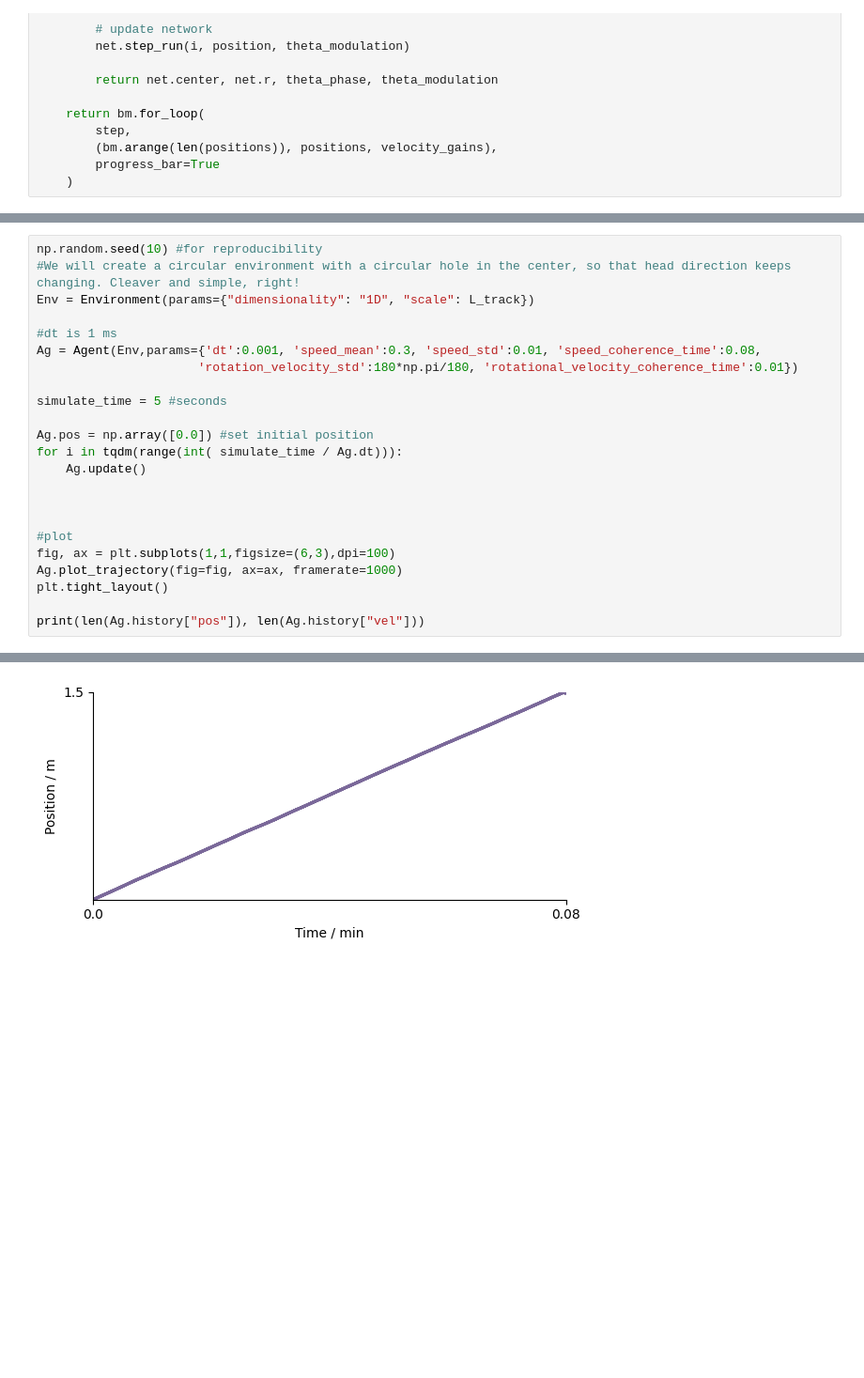
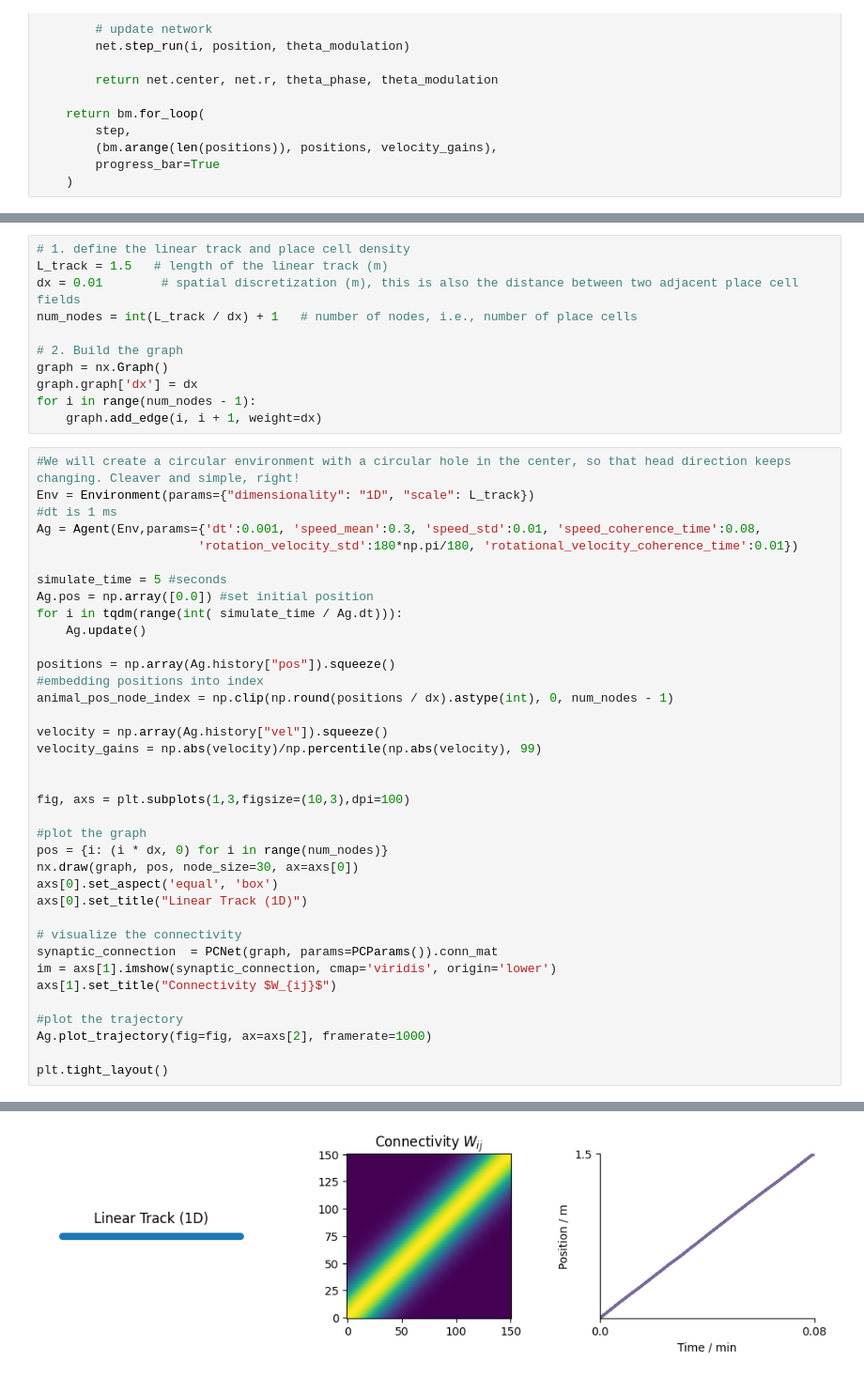
Before and after one commit to ZilongJi/ThetaSweepModelling, a Jupyter notebook: notebooks/thetasweep_PC_Tmaze.ipynb, the cells around one changed output, grey strips where cells are left out. Shown at 94% size. Cells and saved outputs as stored; diff of their text form; blank space fills up the shorter version.

```diff
--- a/notebooks/thetasweep_PC_Tmaze.ipynb
+++ b/notebooks/thetasweep_PC_Tmaze.ipynb
@@ -100,26 +51,51 @@ plt.tight_layout()
+# %%
+# 1. define the linear track and place cell density
+L_track = 1.5   # length of the linear track (m)
+dx = 0.01        # spatial discretization (m), this is also the distance between two adjacent place cell fields
+num_nodes = int(L_track / dx) + 1   # number of nodes, i.e., number of place cells
+
+# 2. Build the graph
+graph = nx.Graph()
+graph.graph['dx'] = dx
+for i in range(num_nodes - 1):
+    graph.add_edge(i, i + 1, weight=dx)
 # %%
-np.random.seed(10) #for reproducibility
 #We will create a circular environment with a circular hole in the center, so that head direction keeps changing. Cleaver and simple, right!
 Env = Environment(params={"dimensionality": "1D", "scale": L_track})
-
 #dt is 1 ms
 Ag = Agent(Env,params={'dt':0.001, 'speed_mean':0.3, 'speed_std':0.01, 'speed_coherence_time':0.08,
                       'rotation_velocity_std':180*np.pi/180, 'rotational_velocity_coherence_time':0.01})
 
 simulate_time = 5 #seconds
-
 Ag.pos = np.array([0.0]) #set initial position
 for i in tqdm(range(int( simulate_time / Ag.dt))):
     Ag.update()
 
+positions = np.array(Ag.history["pos"]).squeeze()
+#embedding positions into index
+animal_pos_node_index = np.clip(np.round(positions / dx).astype(int), 0, num_nodes - 1)
+
+velocity = np.array(Ag.history["vel"]).squeeze()
+velocity_gains = np.abs(velocity)/np.percentile(np.abs(velocity), 99)
 
 
-#plot
-fig, ax = plt.subplots(1,1,figsize=(6,3),dpi=100)
-Ag.plot_trajectory(fig=fig, ax=ax, framerate=1000)
+fig, axs = plt.subplots(1,3,figsize=(10,3),dpi=100)
+
+#plot the graph
+pos = {i: (i * dx, 0) for i in range(num_nodes)}
+nx.draw(graph, pos, node_size=30, ax=axs[0])
+axs[0].set_aspect('equal', 'box')
+axs[0].set_title("Linear Track (1D)")
+
+# visualize the connectivity
+synaptic_connection  = PCNet(graph, params=PCParams()).conn_mat
+im = axs[1].imshow(synaptic_connection, cmap='viridis', origin='lower')
+axs[1].set_title("Connectivity $W_{ij}$")
+
+#plot the trajectory
+Ag.plot_trajectory(fig=fig, ax=axs[2], framerate=1000)
+
 plt.tight_layout()
-
-print(len(Ag.history["pos"]), len(Ag.history["vel"]))
 # %% [output]
 If you intended to set this parameter, ignore this message. To see all default parameters for this class call Agent.get_all_default_params().
   warnings.warn(
@@ -127 +109 @@ If you intended to set this parameter, ignore this message. To see all default p
-[figure, old version]
+[figure, new version]
```
Also changed, not shown: parts of 9 cells of this notebook, 1 other file.
